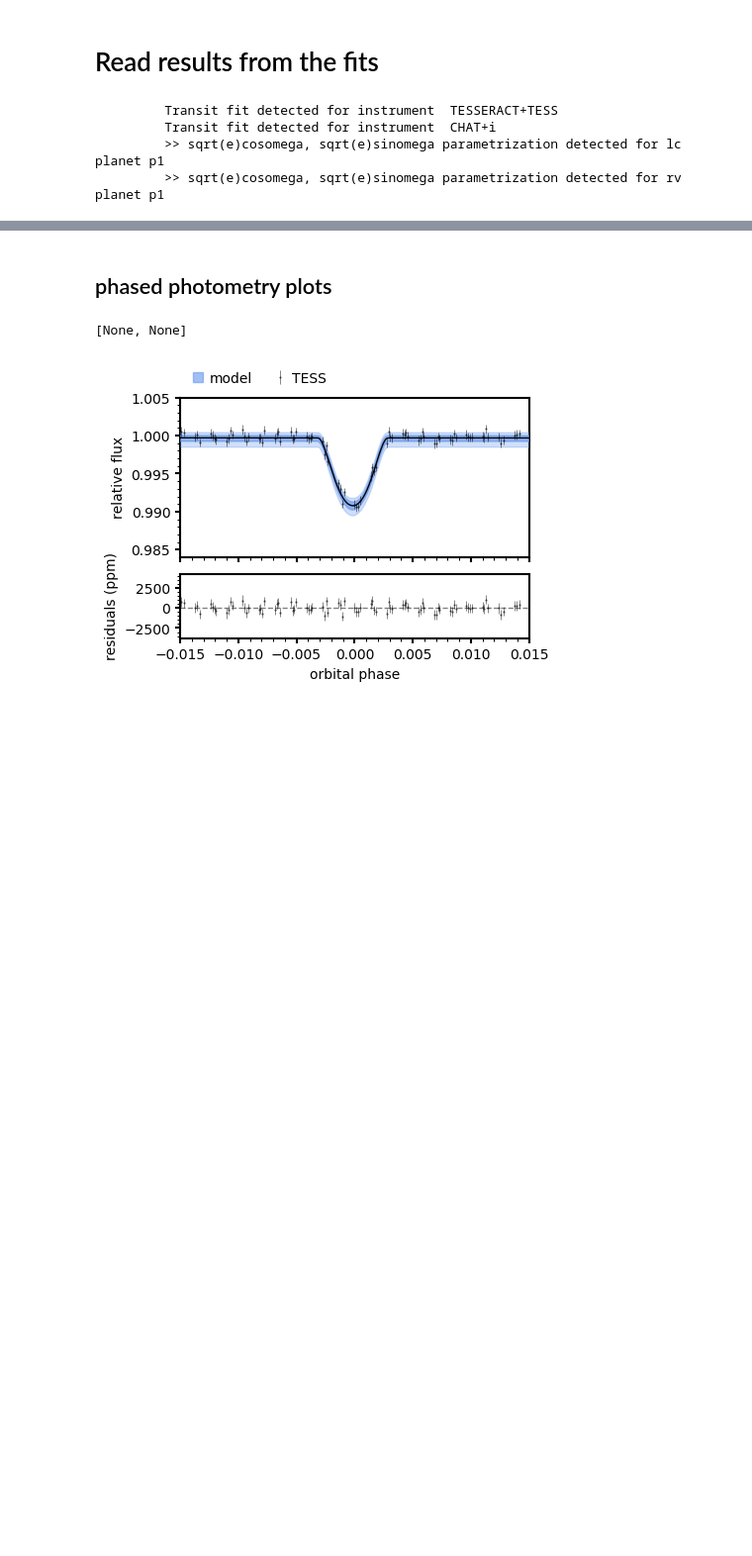
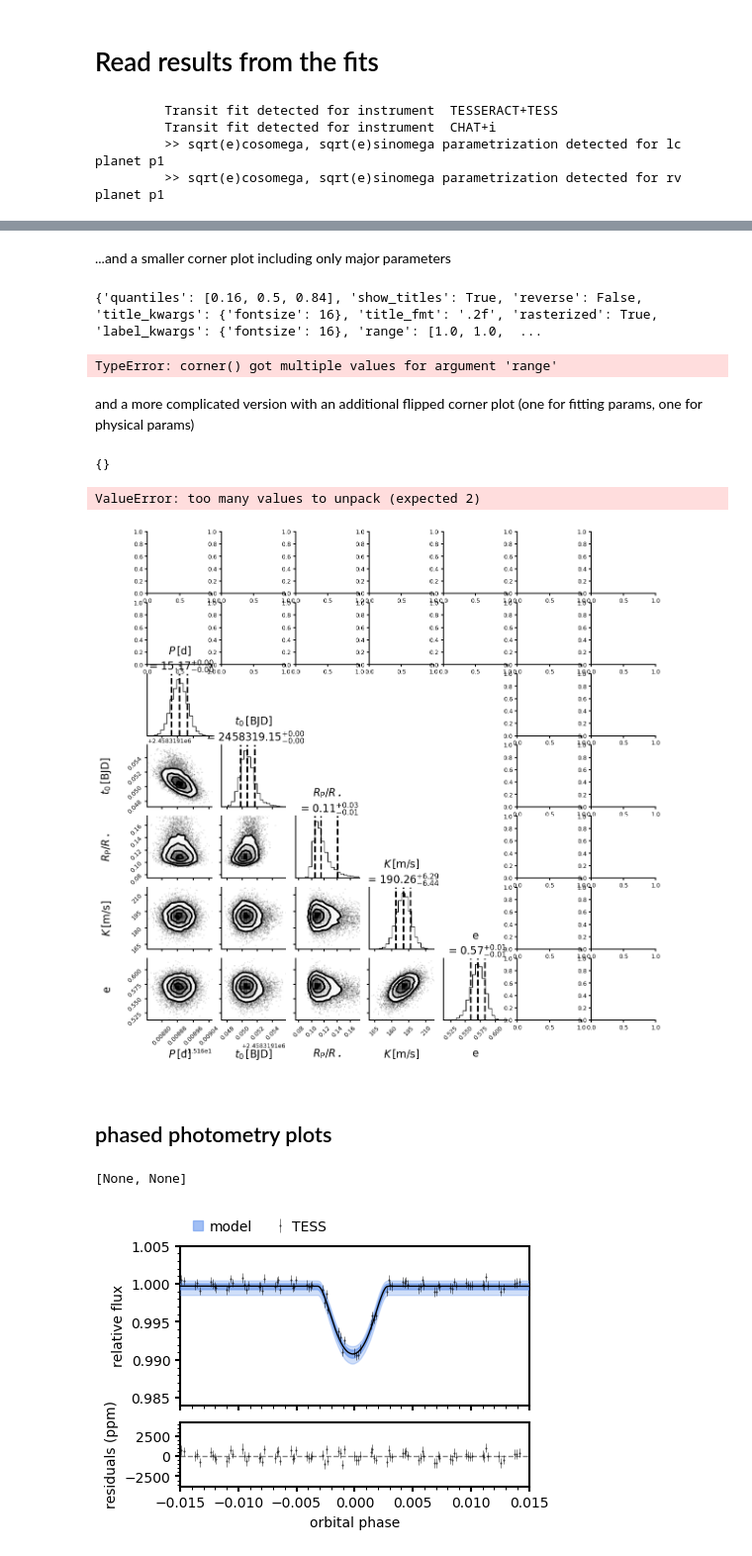
Before and after one commit to matiscke/eccentricWarmJupiter, a Jupyter notebook: 20200312_WINEpaper.ipynb, the cells around one changed output, grey strips where cells are left out. Shown at 99% size. Cells and saved outputs as stored; diff of their text form; code cells hidden in the pictures; blank space fills up the shorter version.

Commit message:
plot subset of posteriors

```diff
--- a/20200312_WINEpaper.ipynb
+++ b/20200312_WINEpaper.ipynb
@@ -115,3 +211,69 @@ produce plots
+# %% [markdown]
+...and a smaller corner plot including only major parameters
+# %%
+params = ['P_p1', 't0_p1', 'K_p1', 'p_p1', 'ecc']
+sampleRanges = [1. for i in params]
+sampleRanges[2] = (0.075,0.175)    # order is not the one in the list 'params'
+
+fig, caxes = plots.plot_cornerPlot(results, posterior_names=params, pl=results.pl, pu=results.pu,
+                                quantiles=[0.16, 0.5, 0.84], show_titles=True, reverse=False,
+                                title_kwargs={"fontsize": 16}, title_fmt='.2f',
+                                rasterized=True,
+                                label_kwargs={"fontsize": 16 },
+                                range=sampleRanges)
+# fig.savefig(out_folder + '/cornerMajorParams.pdf', rasterized=True)
+# %% [output]
+{'quantiles': [0.16, 0.5, 0.84], 'show_titles': True, 'reverse': False, 'title_kwargs': {'fontsize': 16}, 'title_fmt': '.2f', 'rasterized': True, 'label_kwargs': {'fontsize': 16}, 'range': [1.0, 1.0,  ...
+TypeError: corner() got multiple values for argument 'range'
+# %% [markdown]
+and a more complicated version with an additional flipped corner plot (one for fitting params, one for physical params)
+# %%
+ndim = len(params)
+
+# Some magic numbers for pretty axis layout (as in corner.corner)
+K = ndim
+factor = 2.0           # size of one side of one panel
+# if reverse:
+#     lbdim = 0.2 * factor   # size of left/bottom margin
+#     trdim = 0.5 * factor   # size of top/right margin
+# else:
+lbdim = 0.5 * factor   # size of left/bottom margin
+trdim = 0.2 * factor   # size of top/right margin
+whspace = 0.05         # w/hspace size
+plotdim = factor * K + factor * (K - 1.) * whspace
+dim = lbdim + plotdim + trdim
+
+# Create a new figure
+fig, caxes = plt.subplots(7,7, figsize=(dim, dim))
+
+# lower left corner
+fig, caxes = plots.plot_cornerPlot(results, posterior_names=params, pl=results.pl, pu=results.pu,
+                                   fig=fig, axes=caxes[-ndim:,0:ndim]),
+#                                 quantiles=[0.16, 0.5, 0.84], show_titles=True, reverse=False,
+#                                 title_kwargs={"fontsize": 16}, title_fmt='.2f',
+#                                 rasterized=True,
+#                                 label_kwargs={"fontsize": 16},
+#                                 range=sampleRanges)
+# print(axes)
+
+# # upper right corner
+# fig, axes = plots.plot_cornerPlot(results, posterior_names=params, pl=results.pl, pu=results.pu,
+#                                    fig=fig, axes=axes[0:ndim,-ndim:],
+#                                 quantiles=[0.16, 0.5, 0.84], show_titles=True, reverse=True,
+#                                 title_kwargs={"fontsize": 16}, title_fmt='.2f',
+#                                 rasterized=True,
+#                                 label_kwargs={"fontsize": 16},
+#                                 range=sampleRanges)
+
+# fig = corner.corner(samples, fig=fig, axes=axs[0:ndim,-ndim:], reverse=True)
+# fig = corner.corner(samples, fig=fig, axes=axs[-ndim:,0:ndim], reverse=False)
+# %% [output]
+{}
+ValueError: too many values to unpack (expected 2)
+# %%
+fig
+# %% [output]
+[figure, added]
 # %% [markdown]
 ## phased photometry plots
 # %%
```
Also changed, not shown: parts of 7 cells of this notebook, 1 other file.
